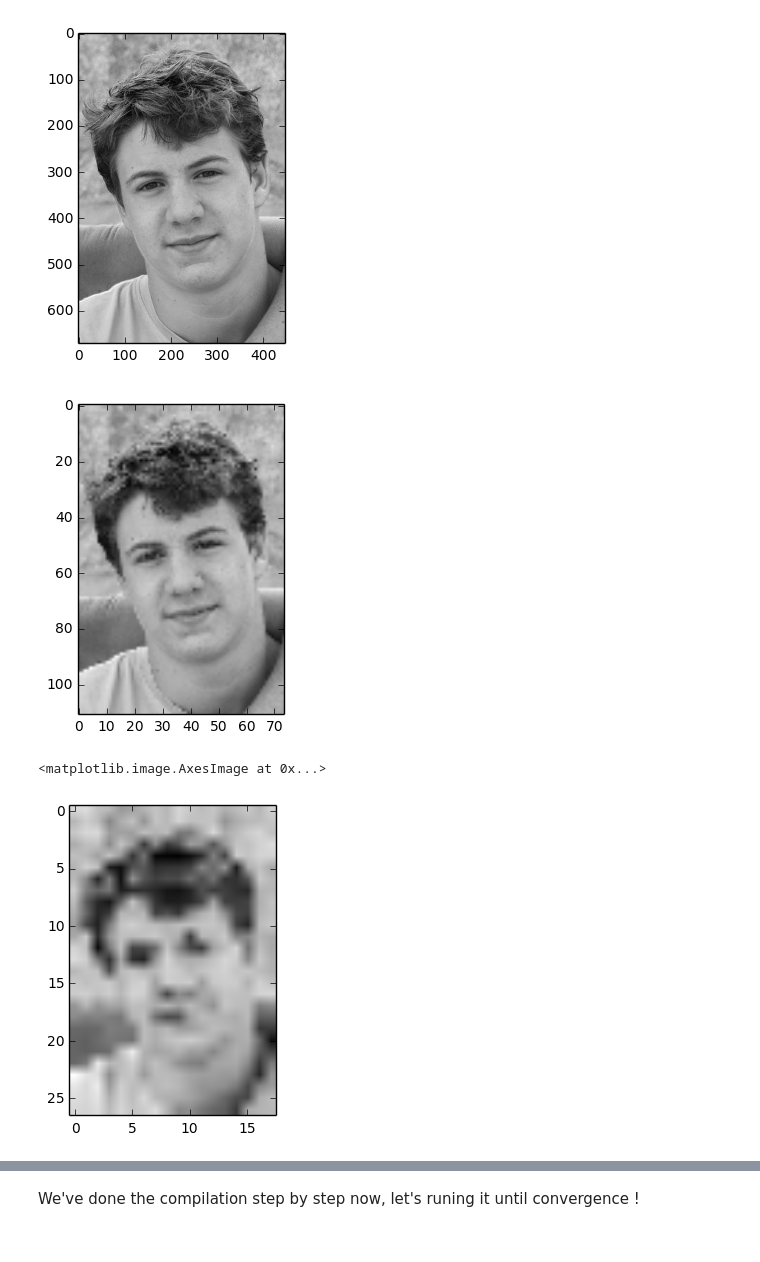
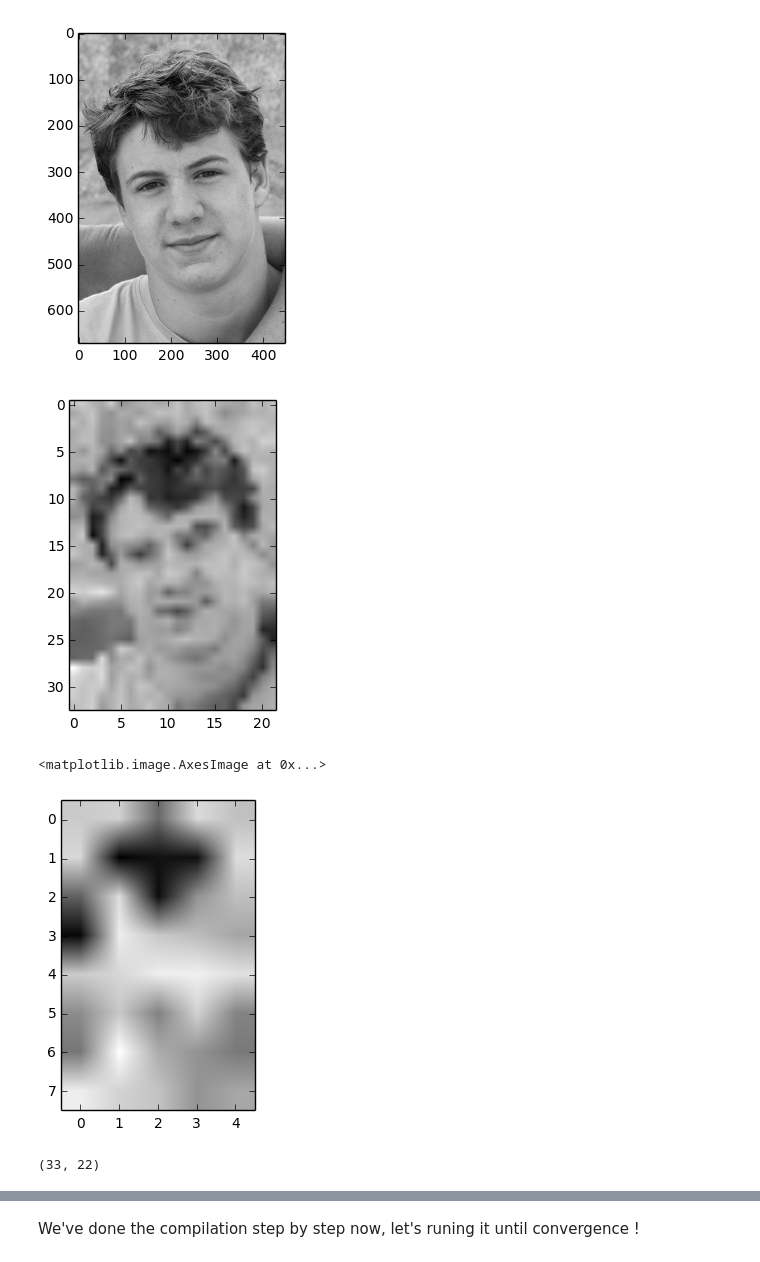
Before and after one commit to Macerio/Projet_Parcimonie, a Jupyter notebook: Super-Resolution-via-sparse-representation.ipynb, the cells around one changed output, grey strips where cells are left out. Drawn from its saved outputs; the diff is of its cells as text; code cells hidden in the pictures.

```diff
--- a/Super-Resolution-via-sparse-representation.ipynb
+++ b/Super-Resolution-via-sparse-representation.ipynb
@@ -55,17 +56,21 @@ img.shape
 # %%
 # Loading high and low resolution picture
 
 Xh = img
 height, width = Xh.shape
-Xh = cv2.resize(img, (width/6,height/6), interpolation = cv2.INTER_CUBIC)
-Yl = cv2.resize(img, (width/6/4,height/6/4), interpolation = cv2.INTER_CUBIC)
+Xh = cv2.resize(img, (width/20,height/20), interpolation = cv2.INTER_CUBIC)
+Yl = cv2.resize(img, (width/20/4,height/20/4), interpolation = cv2.INTER_CUBIC)
 plt.imshow(Xh, cmap = 'gray')
 plt.show()
 plt.imshow(Yl, cmap = 'gray')
 # %% [output]
-[figure, old version]
+[figure, new version]
 <matplotlib.image.AxesImage at 0x...>
-[figure, old version]
+[figure, new version]
+# %%
+Xh.shape
+# %% [output]
+(33, 22)
 # %%
 # Necessary function to go further
 
```
Also changed, not shown: parts of 23 cells of this notebook.
